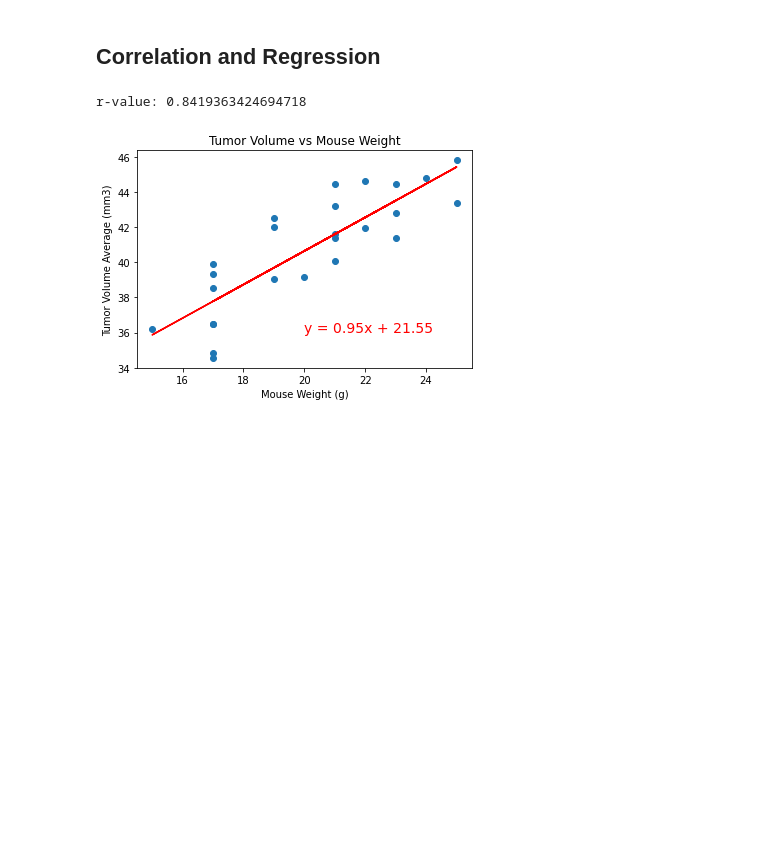
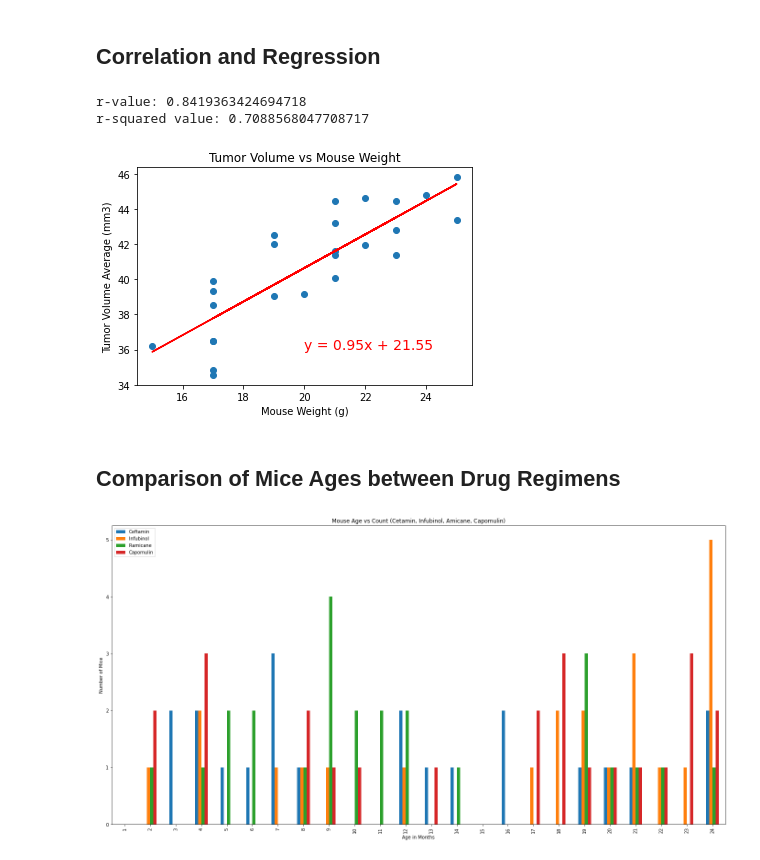
Before and after one commit to nconnel4/matplotlib-challenge, a Jupyter notebook: notebooks/pymaceuticals.ipynb, the cells around one changed output. Drawn from its saved outputs; the diff is of its cells as text; code cells hidden in the pictures; blank space fills up the shorter version.

```diff
--- a/notebooks/pymaceuticals.ipynb
+++ b/notebooks/pymaceuticals.ipynb
@@ -219,6 +233,7 @@ regress_values = mouse_weight * slope + intercept
 line_eq = 'y = ' + str(round(slope, 2)) + 'x + ' + str(round(intercept, 2))
 
 print(f'r-value: {rvalue}')
+print(f'r-squared value: {rvalue ** 2}')
 
 plt.scatter(mouse_weight, avg_tumor_size)
 plt.plot(mouse_weight, regress_values, 'r-')
@@ -229,4 +244,26 @@ plt.title('Tumor Volume vs Mouse Weight')
 plt.show()
 # %% [output]
 r-value: 0.8419363424694718
+r-squared value: 0.7088568047708717
 [figure]
+# %% [markdown]
+## Comparison of Mice Ages between Drug Regimens
+# %%
+months = np.arange(1, 25)
+mouse_age_df = pd.DataFrame({
+    'mouse_age_months': months
+})
+
+# drug_list = study_data_df['Drug Regimen'].unique()
+
+for drug in drug_list:
+    mice_age_df = study_data_df.loc[study_data_df['Drug Regimen'] == drug]
+    mice_age = mice_age_df.groupby('Age_months')['Mouse ID'].nunique()
+    mouse_age_df[drug] = mice_age
+
+mouse_age_df.fillna(0, inplace=True)
+mouse_age_df.plot.bar(x='mouse_age_months', y= drug_list, figsize = (24, 12), ylabel = 'Number of Mice', xlabel='Age in Months')
+plt.title('Mouse Age vs Count (Cetamin, Infubinol, Amicane, Capomulin)')
+plt.show()
+# %% [output]
+[figure, added]
```
Also changed, not shown: parts of 4 cells of this notebook.
